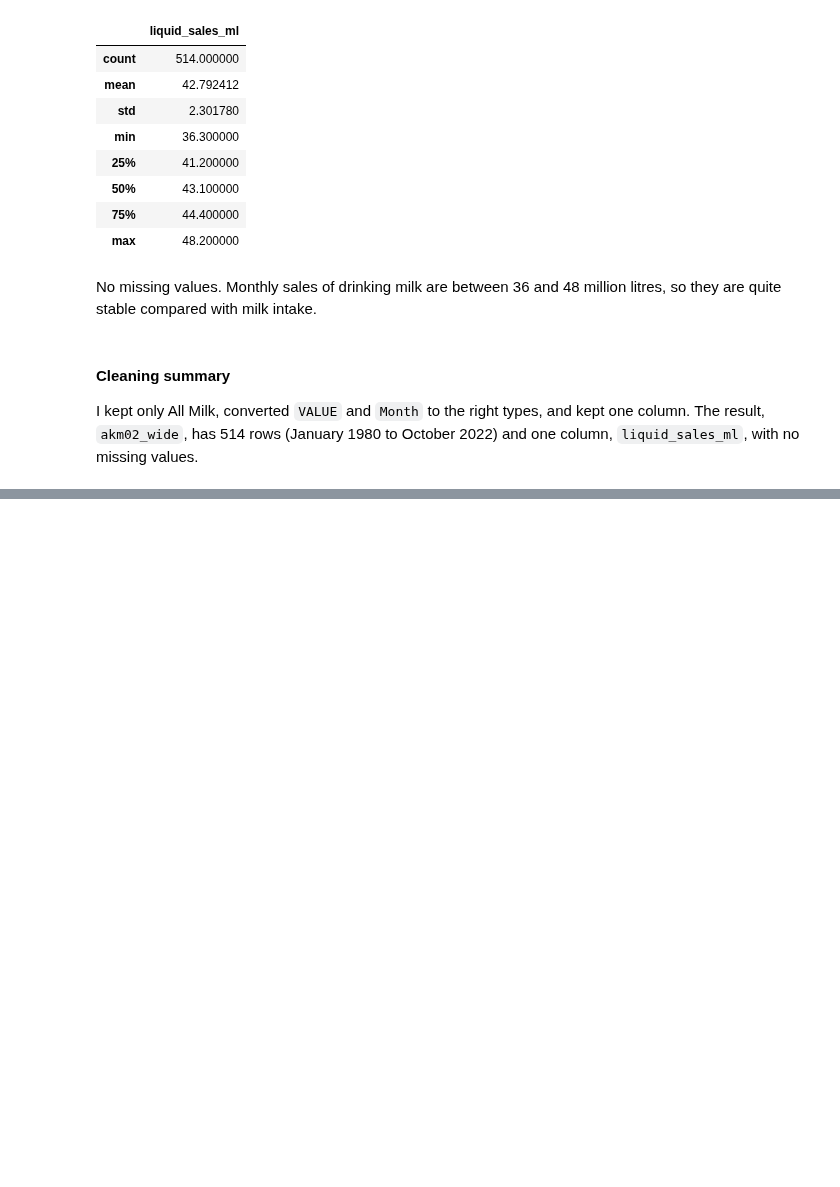
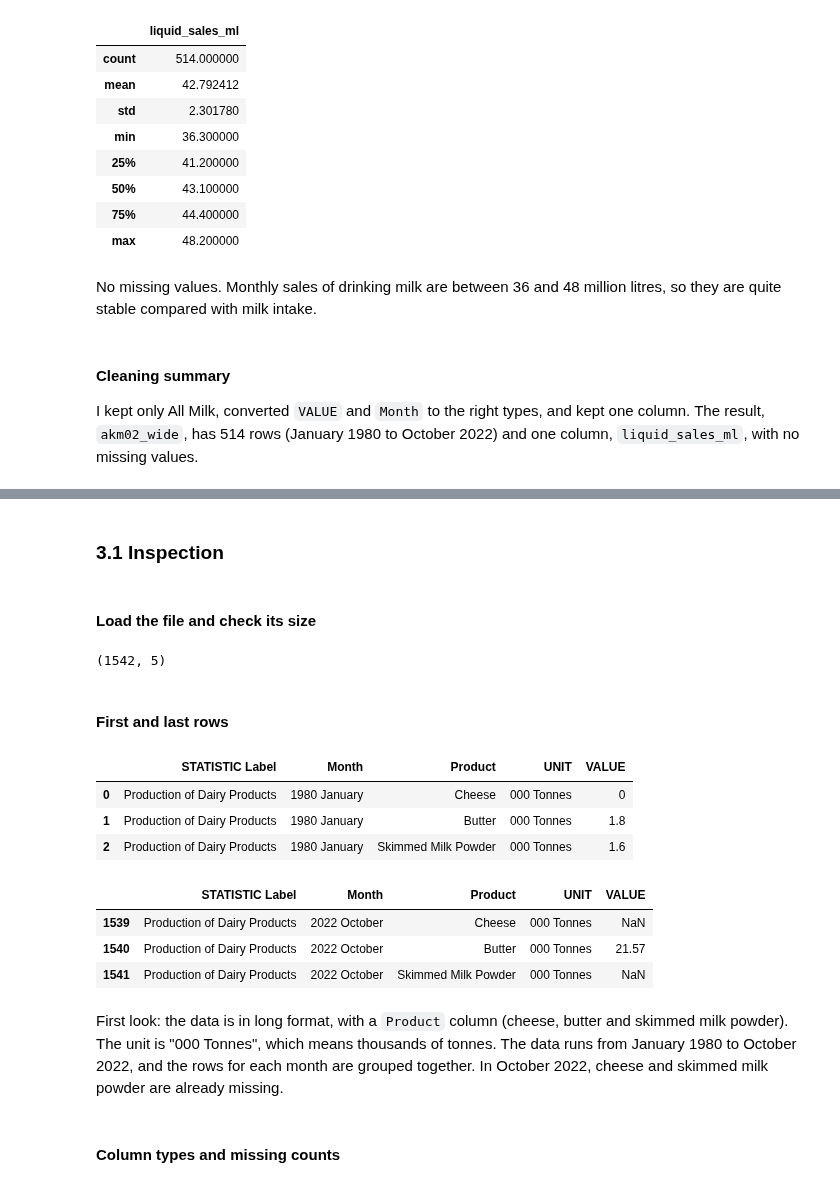
Before and after one commit to temulenbd/irish-dairy-analysis, a Jupyter notebook: notebooks/1_data_preparation.ipynb, the cells around one changed output, grey strips where cells are left out. Saved outputs shown, nothing was run; the diff lists cells and outputs as text; code cells hidden in the pictures; blank space fills up the shorter version.

Commit message:
Inspect AKM03: structure, data types and missing values

```diff
--- a/notebooks/1_data_preparation.ipynb
+++ b/notebooks/1_data_preparation.ipynb
@@ -595,0 +602,31 @@ I kept only All Milk, converted `VALUE` and `Month` to the right types, and kept
+# %% [markdown]
+### 3.1 Inspection
+# %% [markdown]
+#### Load the file and check its size
+# %%
+# Load the raw file
+akm03 = pd.read_csv("../data/raw/AKM03.csv")
+
+# Number of rows and columns
+akm03.shape
+# %% [output]
+(1542, 5)
+# %% [markdown]
+#### First and last rows
+# %%
+# First and last 3 rows: format of the data, and where it starts and ends
+display(akm03.head(3))
+display(akm03.tail(3))
+# %% [output]
+|  | STATISTIC Label | Month | Product | UNIT | VALUE |
+| 0 | Production of Dairy Products | 1980 January | Cheese | 000 Tonnes | 0 |
+| 1 | Production of Dairy Products | 1980 January | Butter | 000 Tonnes | 1.8 |
+| 2 | Production of Dairy Products | 1980 January | Skimmed Milk Powder | 000 Tonnes | 1.6 |
+|  | STATISTIC Label | Month | Product | UNIT | VALUE |
+| 1539 | Production of Dairy Products | 2022 October | Cheese | 000 Tonnes | NaN |
+| 1540 | Production of Dairy Products | 2022 October | Butter | 000 Tonnes | 21.57 |
+| 1541 | Production of Dairy Products | 2022 October | Skimmed Milk Powder | 000 Tonnes | NaN |
+# %% [markdown]
+First look: the data is in long format, with a `Product` column (cheese, butter and skimmed milk powder). The unit is "000 Tonnes", which means thousands of tonnes. The data runs from January 1980 to October 2022, and the rows for each month are grouped together. In October 2022, cheese and skimmed milk powder are already missing.
+# %% [markdown]
+#### Column types and missing counts
```
Also changed, not shown: parts of 30 cells of this notebook.
